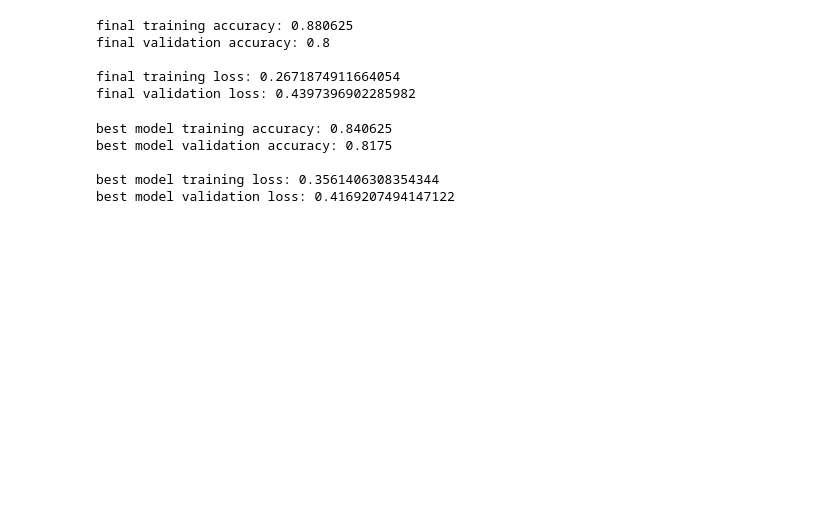
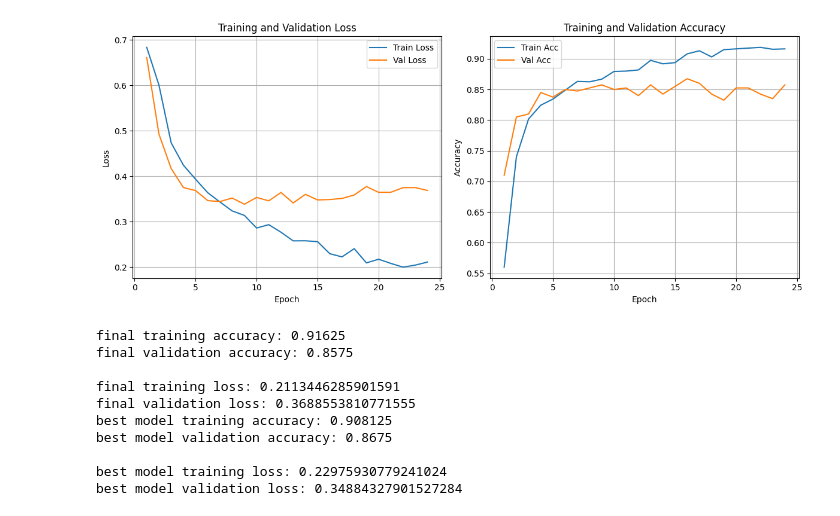
Before and after one commit to maxim-pre/violence-detection-dissertation, a Jupyter notebook: notebooks/05-training_plots.ipynb, the cells around one changed output. Cells and saved outputs as stored; diff of their text form; code cells hidden in the pictures; blank space fills up the shorter version.

```diff
--- a/notebooks/05-training_plots.ipynb
+++ b/notebooks/05-training_plots.ipynb
@@ -9,16 +9,3 @@ import json
 from src.config import CHECKPOINT_DIR
 import matplotlib.pyplot as plt
 import pandas as pd
-# %%
-results_path = CHECKPOINT_DIR / "CNN_LSTM_V2" / "test_frame_differences"
-checkpoint_path = results_path / "best_model.pt"
-history_path = results_path / "history.csv"
-summary_path = results_path / "summary.csv"
-config_path = results_path / "config.json"
-
-checkpoint = torch.load(checkpoint_path, map_location=torch.device('cpu'))
-history = pd.read_csv(history_path)
-summary = pd.read_csv(summary_path)
-
-with config_path.open("r", encoding="utf-8") as f:
-    config = json.load(f)
@@ -72,24 +66,17 @@ plt.show()
-# %%
-print("final training accuracy:", summary["final_train_acc"][0])
-print("final validation accuracy:", summary["final_val_acc"][0])
-
-print("\nfinal training loss:", summary["final_train_loss"][0])
-print("final validation loss:", summary["final_val_loss"][0])
-# %% [output]
-final training accuracy: 0.880625
-final validation accuracy: 0.8
-
-final training loss: 0.2671874911664054
-final validation loss: 0.4397396902285982
-# %%
-print("best model training accuracy:", checkpoint["history"]["train_acc"][-1])
-print("best model validation accuracy:", checkpoint["history"]["val_acc"][-1])
-
-print("\nbest model training loss:", checkpoint["history"]["train_loss"][-1])
-print("best model validation loss:", checkpoint["history"]["val_loss"][-1])
-# %% [output]
-best model training accuracy: 0.840625
-best model validation accuracy: 0.8175
-
-best model training loss: 0.3561406308354344
-best model validation loss: 0.4169207494147122
+# %%
+# FINAL CNN-LSTM MODEL!!!!!!
+results_path = CHECKPOINT_DIR / "CNN_LSTM_V4" / "final_systematic_search_2" / "h64_d0.3_wd0_ls0.0"
+history, summary, _, checkpoint = get_results(results_path)
+plot_single_run(history, summary, checkpoint)
+# %% [output]
+[figure, added]
+final training accuracy: 0.91625
+final validation accuracy: 0.8575
+
+final training loss: 0.2113446285901591
+final validation loss: 0.3688553810771555
+best model training accuracy: 0.908125
+best model validation accuracy: 0.8675
+
+best model training loss: 0.22975930779241024
+best model validation loss: 0.34884327901527284
```
Also changed, not shown: parts of 4 cells of this notebook, 15 other files.
